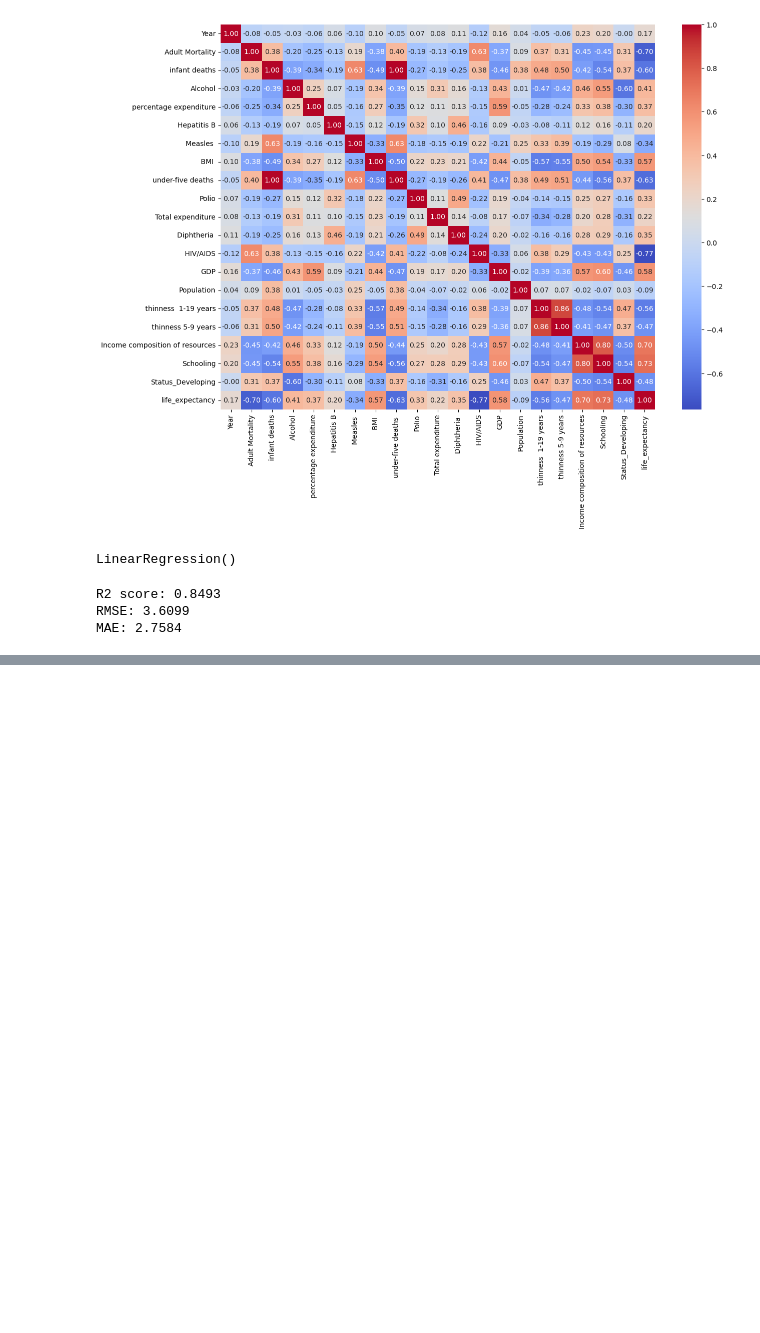
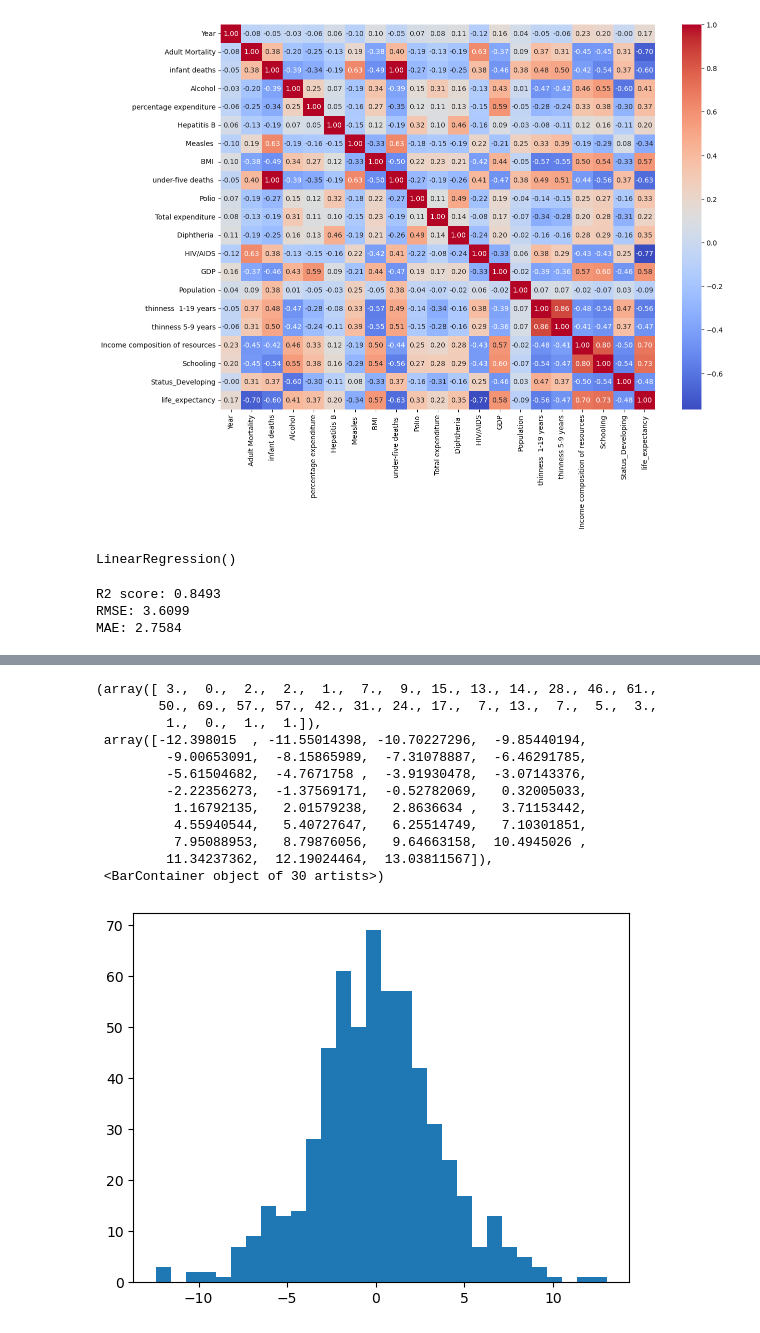
Before and after one commit to flo-shi/Life-Expectancy, a Jupyter notebook: life expectancy.ipynb, the cells around one changed output, grey strips where cells are left out. Saved outputs shown, nothing was run; the diff lists cells and outputs as text; code cells hidden in the pictures; blank space fills up the shorter version.

```diff
--- a/life expectancy.ipynb
+++ b/life expectancy.ipynb
@@ -212,0 +229,17 @@ MAE: 2.7584
+# %%
+# Histogram
+plt.hist(residuals, bins=30)
+# %% [output]
+(array([ 3.,  0.,  2.,  2.,  1.,  7.,  9., 15., 13., 14., 28., 46., 61.,
+        50., 69., 57., 57., 42., 31., 24., 17.,  7., 13.,  7.,  5.,  3.,
+         1.,  0.,  1.,  1.]),
+ array([-12.398015  , -11.55014398, -10.70227296,  -9.85440194,
+         -9.00653091,  -8.15865989,  -7.31078887,  -6.46291785,
+         -5.61504682,  -4.7671758 ,  -3.91930478,  -3.07143376,
+         -2.22356273,  -1.37569171,  -0.52782069,   0.32005033,
+          1.16792135,   2.01579238,   2.8636634 ,   3.71153442,
+          4.55940544,   5.40727647,   6.25514749,   7.10301851,
+          7.95088953,   8.79876056,   9.64663158,  10.4945026 ,
+         11.34237362,  12.19024464,  13.03811567]),
+ <BarContainer object of 30 artists>)
+[figure, added]
```
Also changed, not shown: parts of 2 cells of this notebook.
